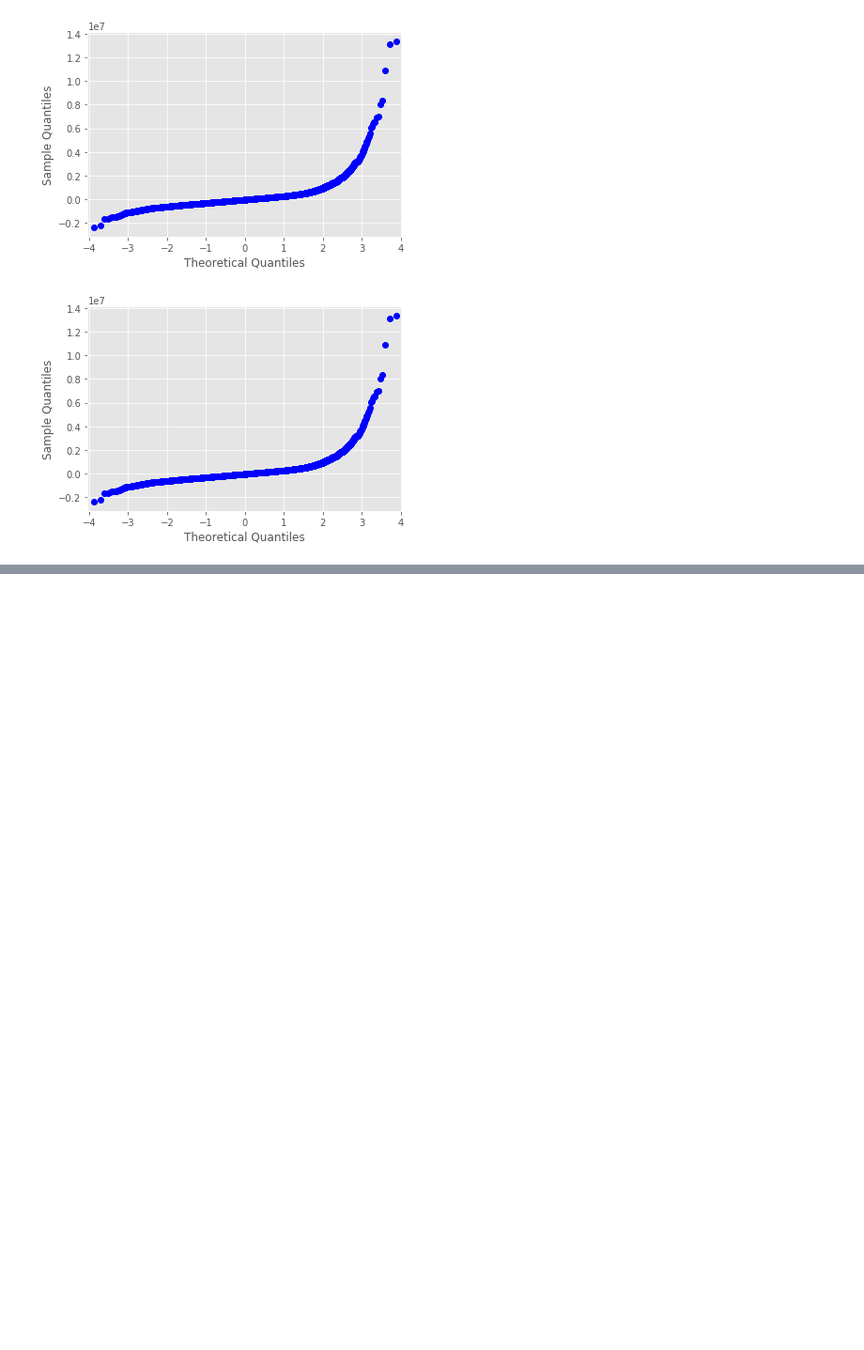
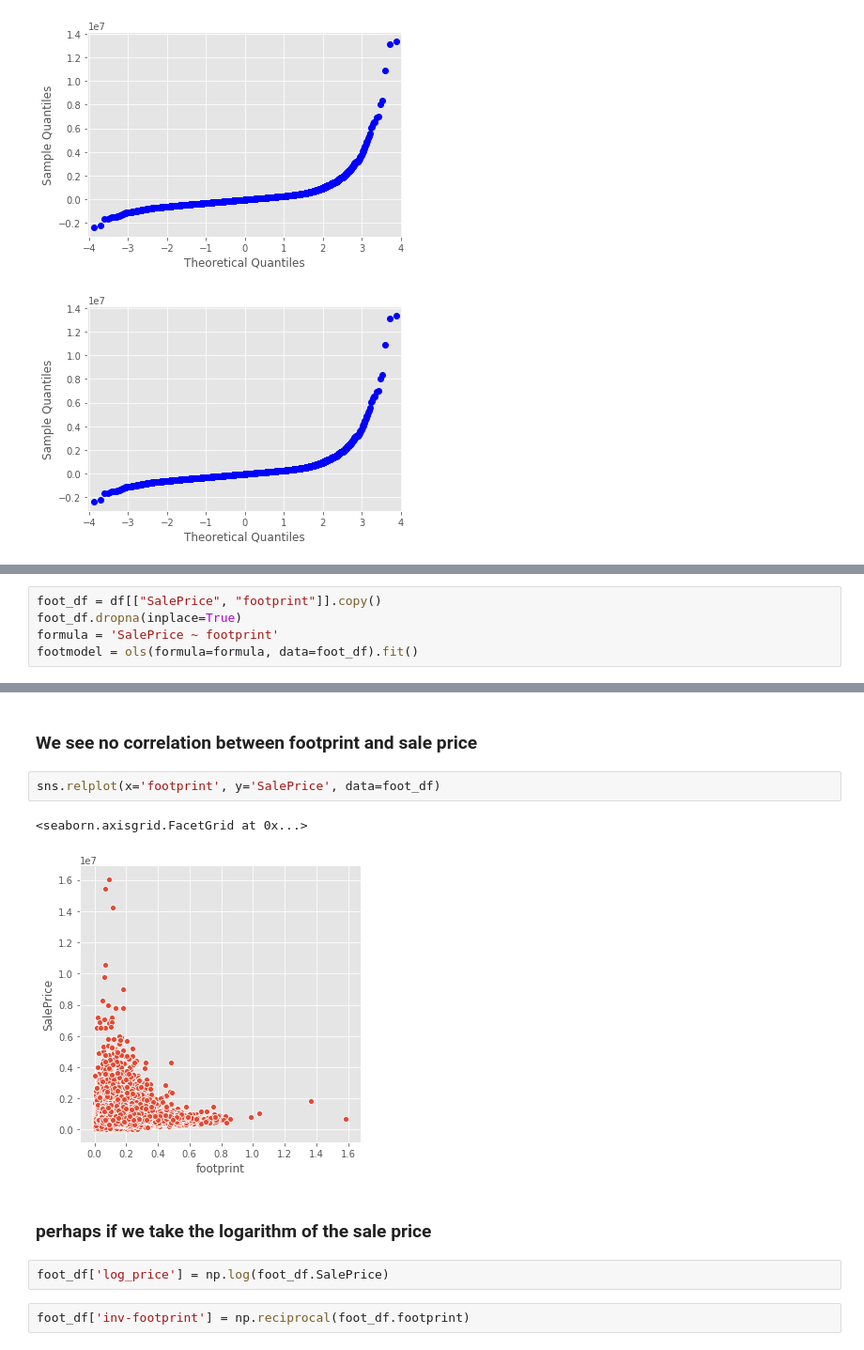
Before and after one commit to dannmorr/mod2-project-group-3, a Jupyter notebook: notebooks/exploratory/jp-2-modeling.ipynb, the cells around one changed output, grey strips where cells are left out. Shown at 94% size. Cells and saved outputs as stored; diff of their text form; blank space fills up the shorter version.

```diff
--- a/notebooks/exploratory/jp-2-modeling.ipynb
+++ b/notebooks/exploratory/jp-2-modeling.ipynb
@@ -164,0 +157,5 @@ sm.qqplot(fsm_resids)
+# %%
+foot_df = df[["SalePrice", "footprint"]].copy()
+foot_df.dropna(inplace=True)
+formula = 'SalePrice ~ footprint'
+footmodel = ols(formula=formula, data=foot_df).fit()
@@ -164,0 +184,13 @@ sm.qqplot(fsm_resids)
+# %% [markdown]
+### We see no correlation between footprint and sale price
+# %%
+sns.relplot(x='footprint', y='SalePrice', data=foot_df)
+# %% [output]
+<seaborn.axisgrid.FacetGrid at 0x...>
+[figure, added]
+# %% [markdown]
+### perhaps if we take the logarithm of the sale price
+# %%
+foot_df['log_price'] = np.log(foot_df.SalePrice)
+# %%
+foot_df['inv-footprint'] = np.reciprocal(foot_df.footprint)
```
Also changed, not shown: parts of 32 cells of this notebook, 2 other files.
